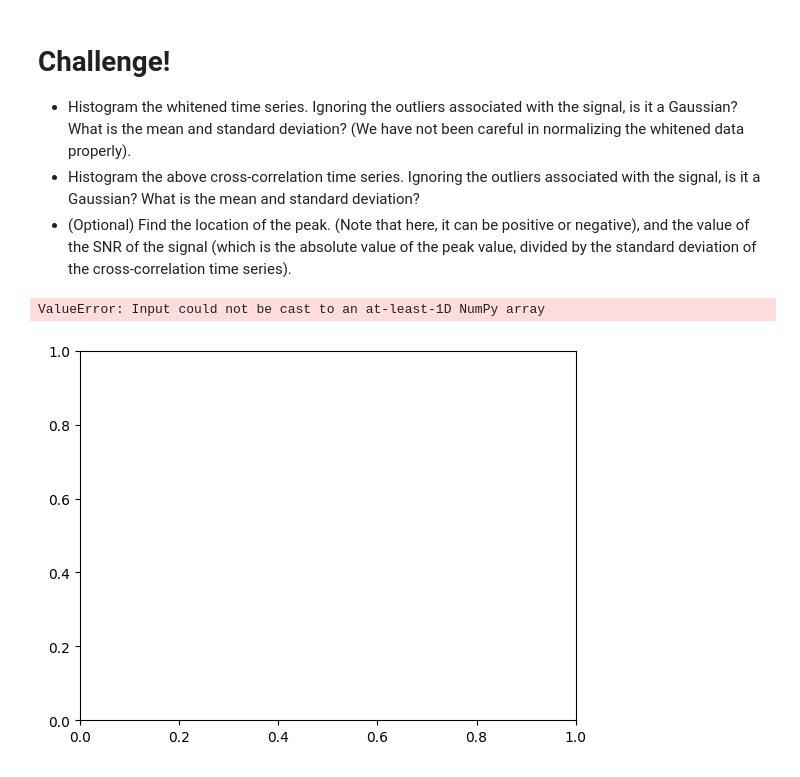
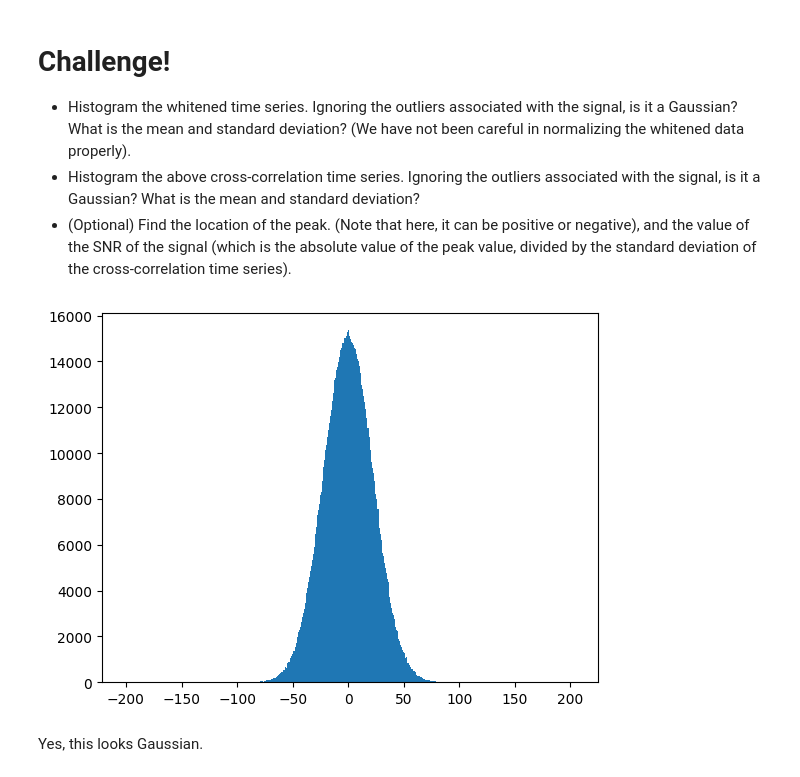
Before and after one commit to norrismeg/odw, a Jupyter notebook: Tutorials/Day_2/Tuto_2.1_Matched_filtering_introduction.ipynb, the cells around one changed output. Cells and saved outputs as stored; diff of their text form; code cells hidden in the pictures.

```diff
--- a/Tutorials/Day_2/Tuto_2.1_Matched_filtering_introduction.ipynb
+++ b/Tutorials/Day_2/Tuto_2.1_Matched_filtering_introduction.ipynb
@@ -224,10 +224,10 @@ plt.show()
 * Histogram the whitened time series. Ignoring the outliers associated with the signal, is it a Gaussian? What is the mean and standard deviation? (We have not been careful in normalizing the whitened data properly).
 * Histogram the above cross-correlation time series. Ignoring the outliers associated with the signal, is it a Gaussian? What is the mean and standard deviation?
 * (Optional) Find the location of the peak. (Note that here, it can be positive or negative), and the value of the SNR of the signal (which is the absolute value of the peak value, divided by the standard deviation of the cross-correlation time series).
-# %%
-hist1 = numpy.histogram(hp1n)
-plt.figure()
-plt.plot(hist1)
-# %% [output]
-ValueError: Input could not be cast to an at-least-1D NumPy array
-[figure, removed]
+# %%
+plt.hist(datan,bins=500)
+plt.show()
+# %% [output]
+[figure, added]
+# %% [markdown]
+Yes, this looks Gaussian.
```
